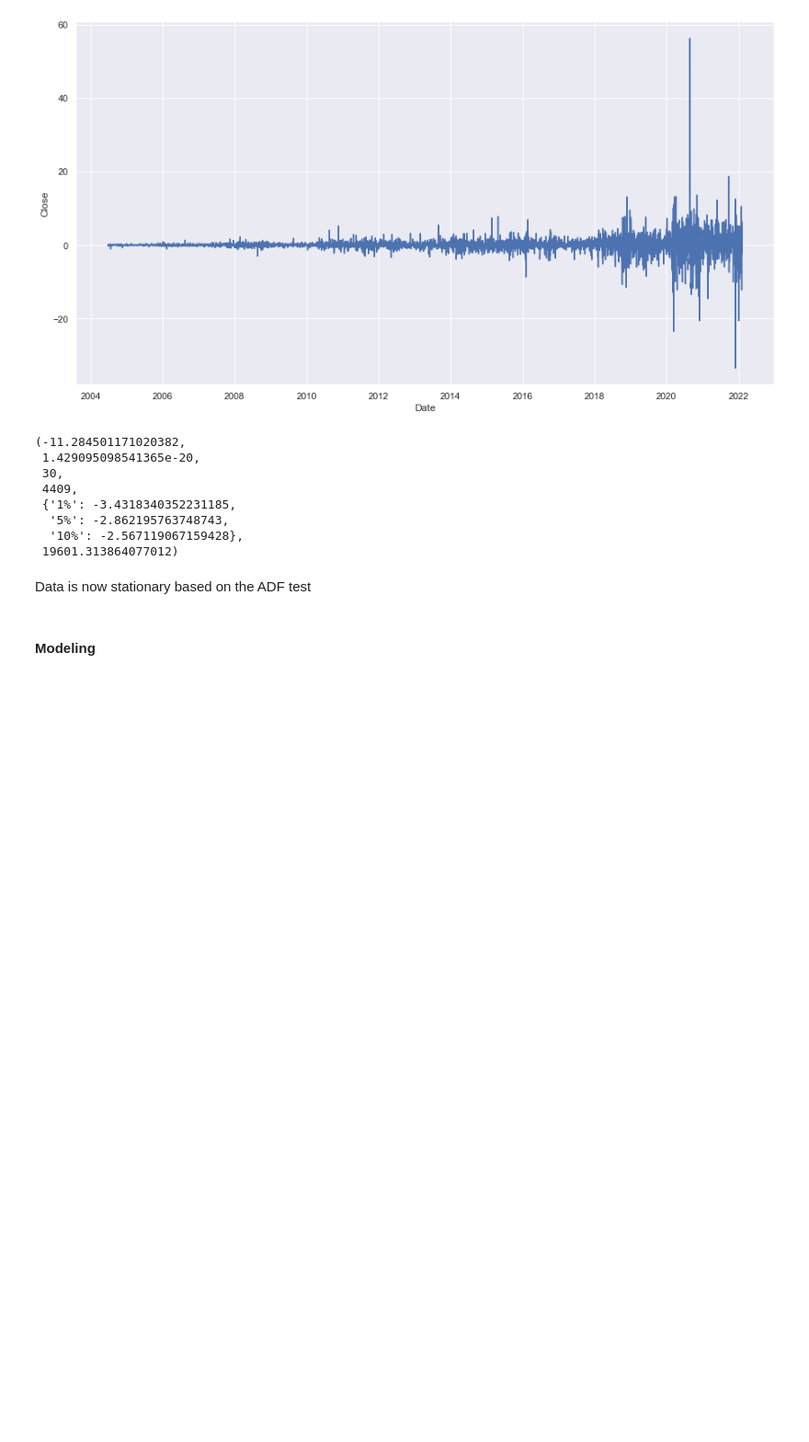
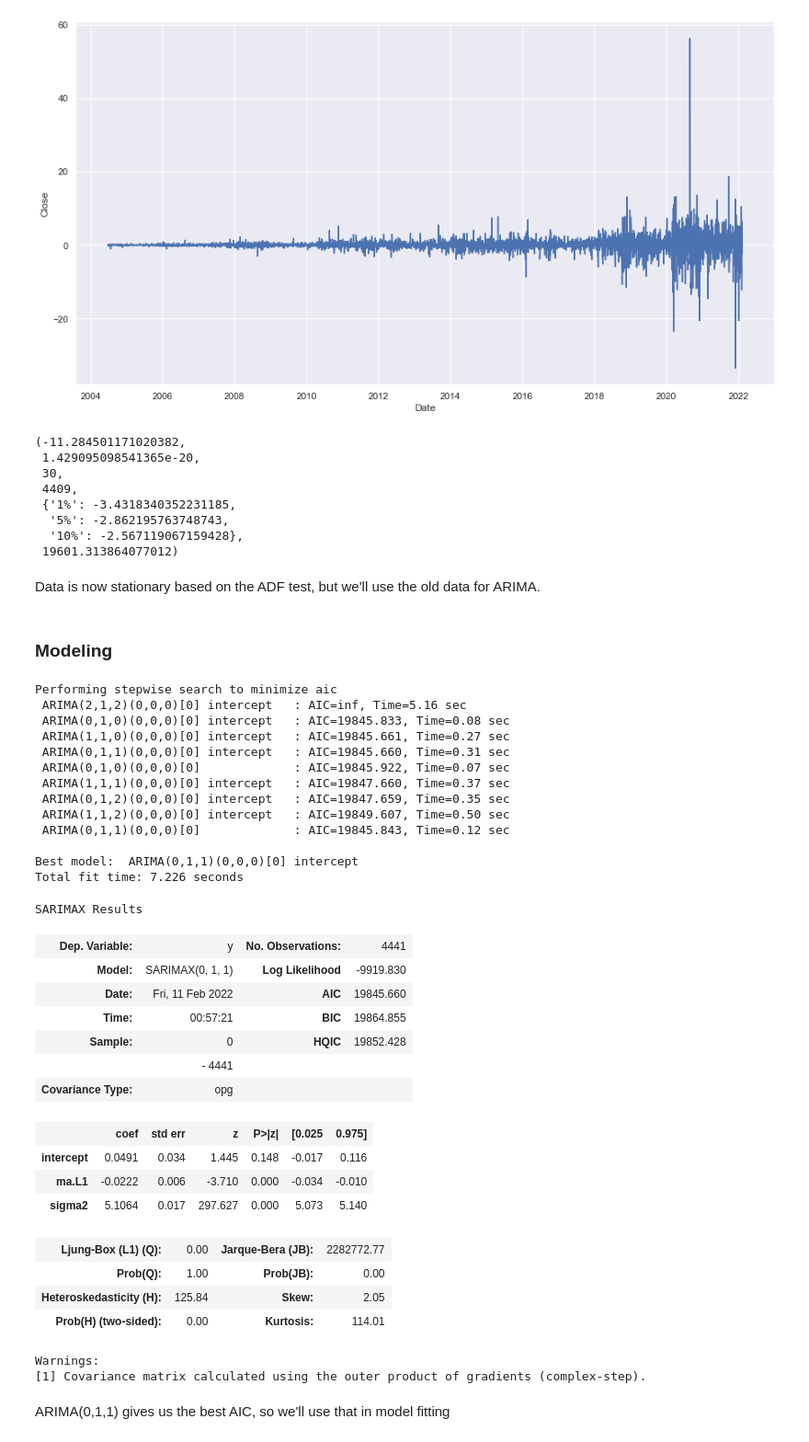
Before and after one commit to bensteves/salesforce_predictions, a Jupyter notebook: salesforce_predictions.ipynb, the cells around one changed output. Shown at 92% size. Saved outputs shown, nothing was run; the diff lists cells and outputs as text; code cells hidden in the pictures; blank space fills up the shorter version.

Commit message:
Statistical testing and model fitting

```diff
--- a/salesforce_predictions.ipynb
+++ b/salesforce_predictions.ipynb
@@ -107,6 +111,6 @@ ts_test2
   '10%': -2.567119067159428},
  19601.313864077012)
 # %% [markdown]
-Data is now stationary based on the ADF test
+Data is now stationary based on the ADF test, but we'll use the old data for ARIMA.
 # %% [markdown]
-#### Modeling
+### Modeling
@@ -112,0 +119,37 @@ Data is now stationary based on the ADF test
+# %%
+test_arima_params = ar.auto_arima(CRM['Close'], trace = True, suppress_warnings = True)
+test_arima_params.summary()
+# %% [output]
+Performing stepwise search to minimize aic
+ ARIMA(2,1,2)(0,0,0)[0] intercept   : AIC=inf, Time=5.16 sec
+ ARIMA(0,1,0)(0,0,0)[0] intercept   : AIC=19845.833, Time=0.08 sec
+ ARIMA(1,1,0)(0,0,0)[0] intercept   : AIC=19845.661, Time=0.27 sec
+ ARIMA(0,1,1)(0,0,0)[0] intercept   : AIC=19845.660, Time=0.31 sec
+ ARIMA(0,1,0)(0,0,0)[0]             : AIC=19845.922, Time=0.07 sec
+ ARIMA(1,1,1)(0,0,0)[0] intercept   : AIC=19847.660, Time=0.37 sec
+ ARIMA(0,1,2)(0,0,0)[0] intercept   : AIC=19847.659, Time=0.35 sec
+ ARIMA(1,1,2)(0,0,0)[0] intercept   : AIC=19849.607, Time=0.50 sec
+ ARIMA(0,1,1)(0,0,0)[0]             : AIC=19845.843, Time=0.12 sec
+
+Best model:  ARIMA(0,1,1)(0,0,0)[0] intercept
+Total fit time: 7.226 seconds
+SARIMAX Results
+| Dep. Variable: | y | No. Observations: | 4441 |
+| Model: | SARIMAX(0, 1, 1) | Log Likelihood | -9919.830 |
+| Date: | Fri, 11 Feb 2022 | AIC | 19845.660 |
+| Time: | 00:57:21 | BIC | 19864.855 |
+| Sample: | 0 | HQIC | 19852.428 |
+|  | - 4441 |  |  |
+| Covariance Type: | opg |  |  |
+|  | coef | std err | z | P>|z| | [0.025 | 0.975] |
+| intercept | 0.0491 | 0.034 | 1.445 | 0.148 | -0.017 | 0.116 |
+| ma.L1 | -0.0222 | 0.006 | -3.710 | 0.000 | -0.034 | -0.010 |
+| sigma2 | 5.1064 | 0.017 | 297.627 | 0.000 | 5.073 | 5.140 |
+| Ljung-Box (L1) (Q): | 0.00 | Jarque-Bera (JB): | 2282772.77 |
+| Prob(Q): | 1.00 | Prob(JB): | 0.00 |
+| Heteroskedasticity (H): | 125.84 | Skew: | 2.05 |
+| Prob(H) (two-sided): | 0.00 | Kurtosis: | 114.01 |
+Warnings:
+[1] Covariance matrix calculated using the outer product of gradients (complex-step).
+# %% [markdown]
+ARIMA(0,1,1) gives us the best AIC, so we'll use that in model fitting
```
Also changed, not shown: parts of 13 cells of this notebook.
